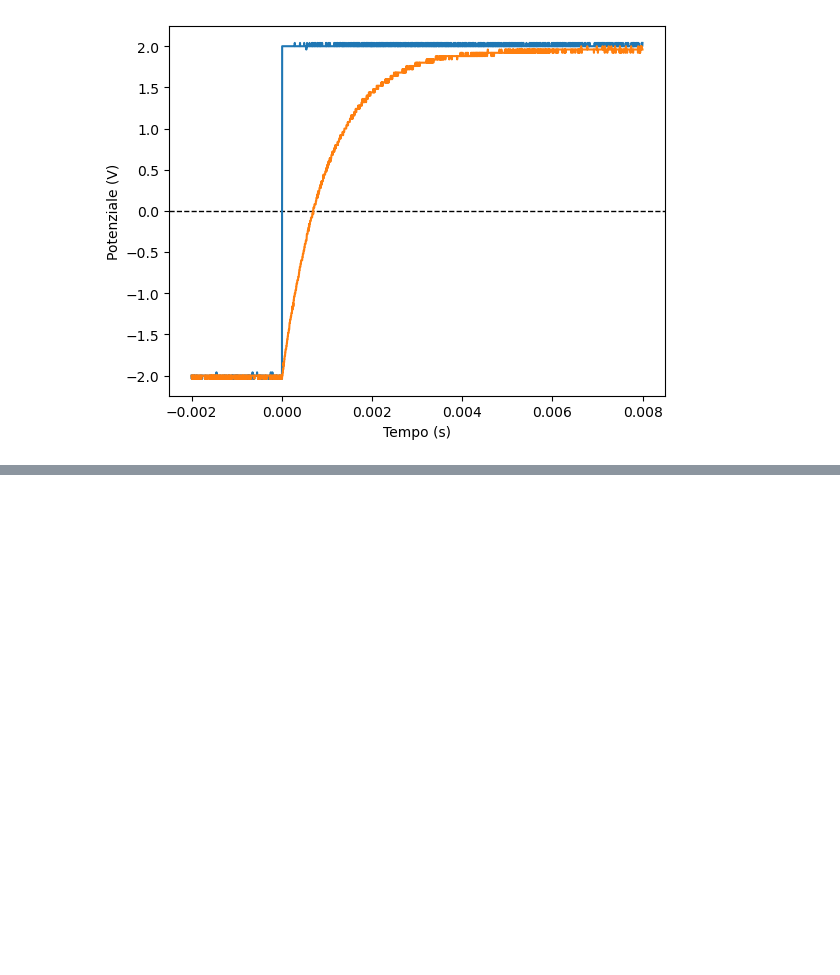
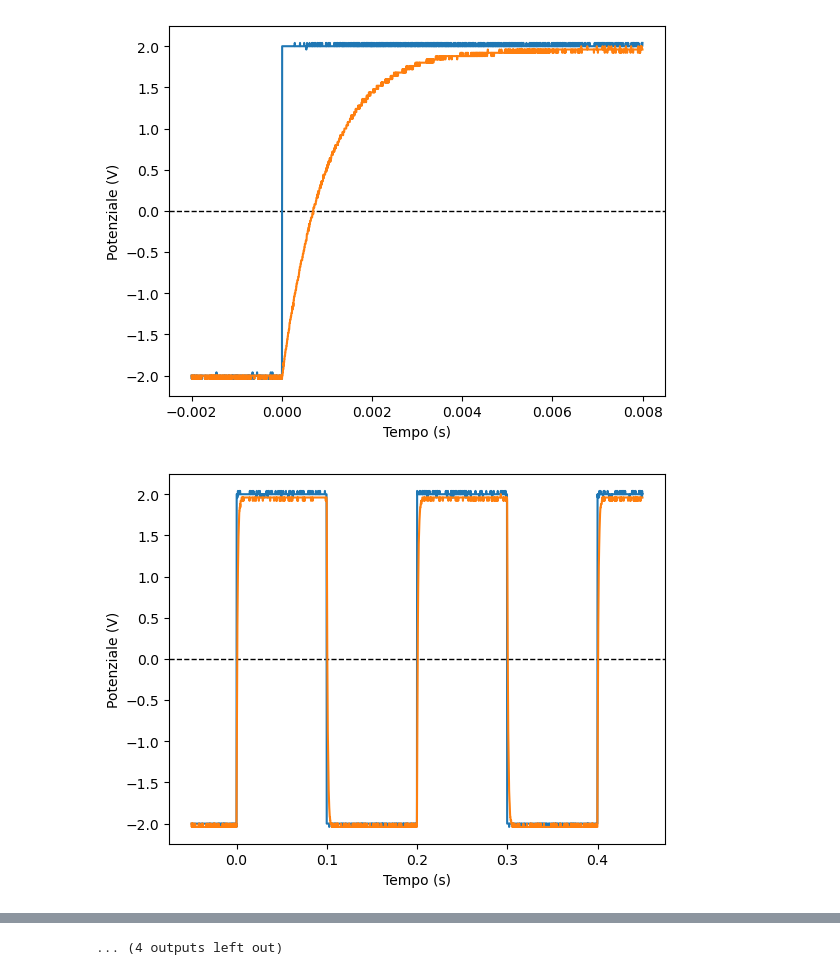
Before and after one commit to RBerga06/unipr-clt-fisica, a Jupyter notebook: lab2/r1/r1.ipynb, the cells around one changed output, grey strips where cells are left out. Cells and saved outputs as stored; diff of their text form; code cells hidden in the pictures; blank space fills up the shorter version.

```diff
--- a/lab2/r1/r1.ipynb
+++ b/lab2/r1/r1.ipynb
@@ -7,17 +7,19 @@ files = [(pd.read_csv(f"data/F{i:04}CH1.CSV", header=None), pd.read_csv(f"data/F
 # %%
 for i, (ch1, ch2) in enumerate(files):
     ch1 = ch1[[3, 4]]
     ch2 = ch2[[3, 4]]
     fig, ax1 = plt.subplots()
     ax1.set_xlabel("Tempo (s)")
     ax2 = ax1  # ax2 = ax1.twinx()
     plt.axhline(0, color="0.0", linestyle="--", linewidth=1)
     ax1.set_ylabel("Potenziale (V)")
     # ax2.set_ylabel("Potenziale (V)")
     ax1.plot(ch1[3], ch1[4], color="C0")
     ax2.plot(ch2[3], ch2[4], color="C1")
     plt.show()
     fig.savefig(f"img/{i}.png", dpi=300)
-    break
+    # if i == 1:
+    #     break
 # %% [output]
 [figure]
+[figure, added]
@@ -23,0 +36 @@ for i, (ch1, ch2) in enumerate(files):
+... (4 outputs left out)
```
Also changed, not shown: parts of 1 cell of this notebook, 15 other files.
